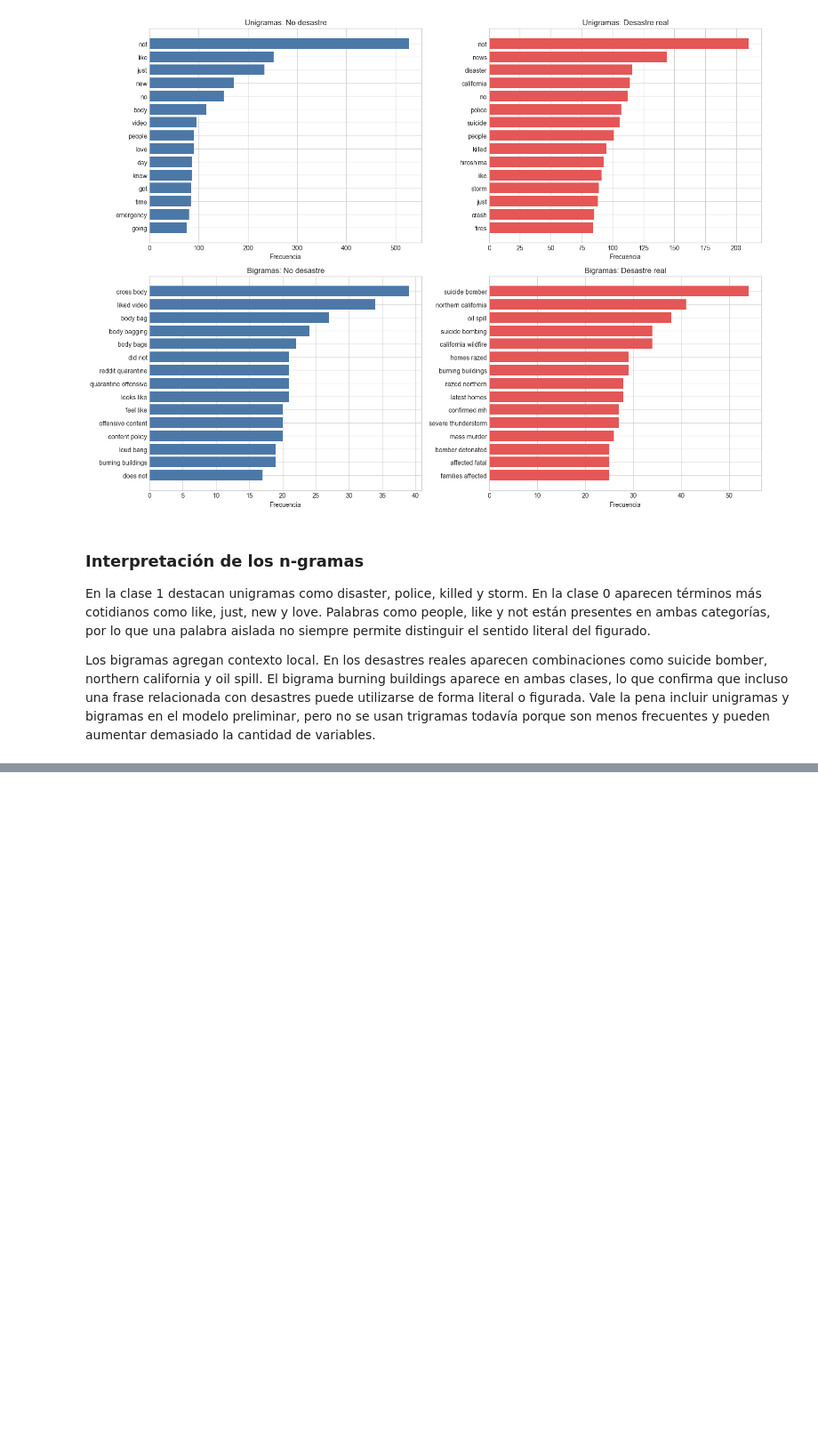
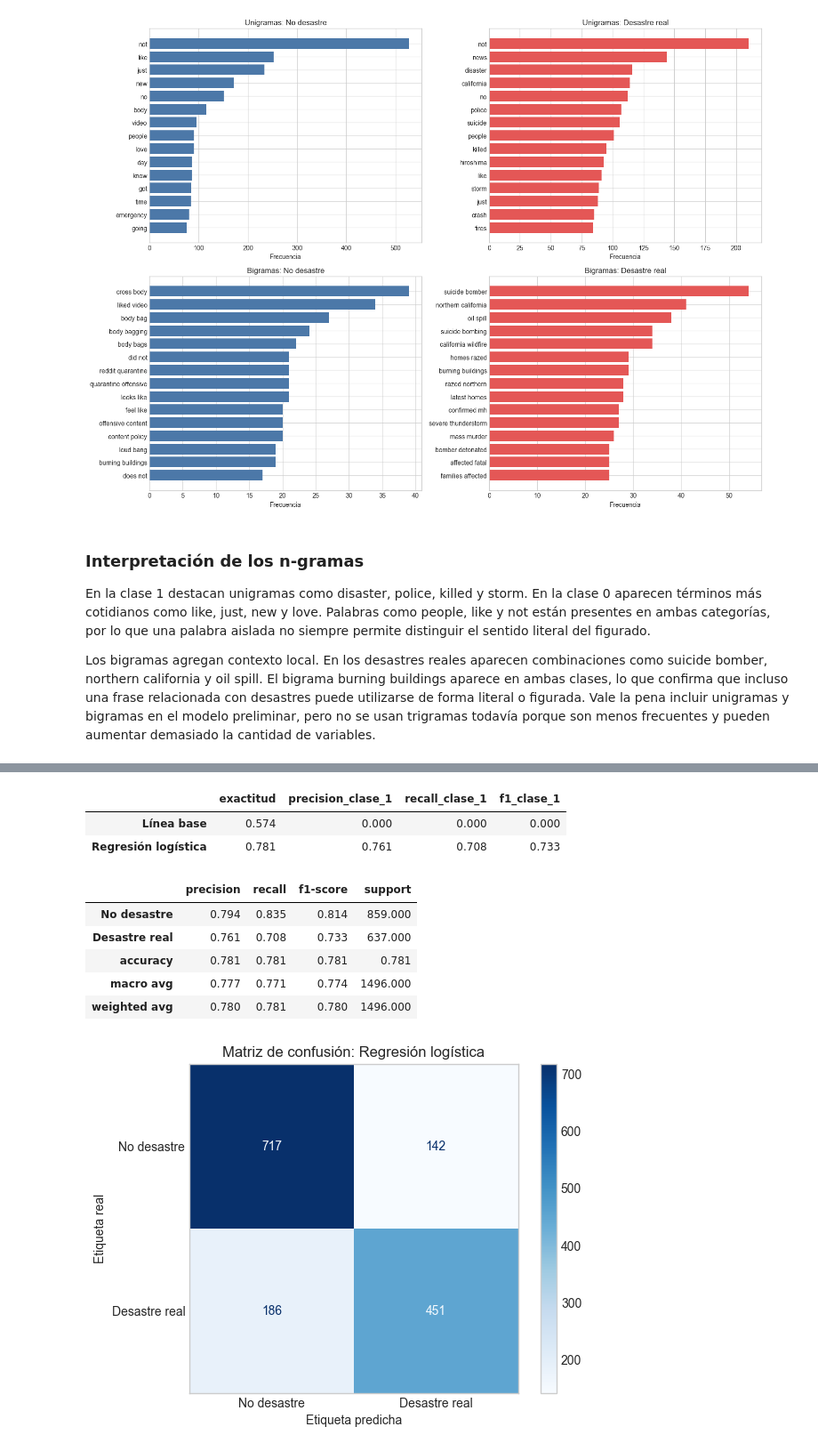
Before and after one commit to Ninaswiftie09/Data_Science, a Jupyter notebook: notebooks/laboratorio_5.ipynb, the cells around one changed output, grey strips where cells are left out. Shown at 89% size. Saved outputs shown, nothing was run; the diff lists cells and outputs as text; code cells hidden in the pictures; blank space fills up the shorter version.

Commit message:
feat: compare classifiers and add prediction function

```diff
--- a/notebooks/laboratorio_5.ipynb
+++ b/notebooks/laboratorio_5.ipynb
@@ -471,0 +488,57 @@ La línea base obtiene una exactitud de 0.574 y no detecta ningún desastre real
+# %%
+def obtener_metricas(y_real, y_predicho):
+    return {
+        "exactitud": accuracy_score(y_real, y_predicho),
+        "precision_clase_1": precision_score(y_real, y_predicho, zero_division=0),
+        "recall_clase_1": recall_score(y_real, y_predicho, zero_division=0),
+        "f1_clase_1": f1_score(y_real, y_predicho, zero_division=0),
+    }
+
+mejor_modelo = clone(modelos[nombre_mejor_modelo])
+mejor_modelo.fit(X_entrenamiento, y_entrenamiento)
+prediccion_mejor_modelo = mejor_modelo.predict(X_prueba)
+
+modelo_base = DummyClassifier(strategy="most_frequent")
+modelo_base.fit(np.zeros((len(y_entrenamiento), 1)), y_entrenamiento)
+prediccion_base = modelo_base.predict(np.zeros((len(y_prueba), 1)))
+
+metricas_prueba = pd.DataFrame({
+    "Línea base": obtener_metricas(y_prueba, prediccion_base),
+    nombre_mejor_modelo: obtener_metricas(y_prueba, prediccion_mejor_modelo),
+}).T
+
+reporte_clases = pd.DataFrame(
+    classification_report(
+        y_prueba,
+        prediccion_mejor_modelo,
+        target_names=["No desastre", "Desastre real"],
+        output_dict=True,
+        zero_division=0,
+    )
+).T
+
+display(metricas_prueba.style.format("{:.3f}"))
+display(reporte_clases.style.format("{:.3f}"))
+
+ConfusionMatrixDisplay.from_predictions(
+    y_prueba,
+    prediccion_mejor_modelo,
+    display_labels=["No desastre", "Desastre real"],
+    cmap="Blues",
+)
+plt.title(f"Matriz de confusión: {nombre_mejor_modelo}")
+plt.xlabel("Etiqueta predicha")
+plt.ylabel("Etiqueta real")
+plt.grid(False)
+plt.show()
+# %% [output]
+|  | exactitud | precision_clase_1 | recall_clase_1 | f1_clase_1 |
+| Línea base | 0.574 | 0.000 | 0.000 | 0.000 |
+| Regresión logística | 0.781 | 0.761 | 0.708 | 0.733 |
+|  | precision | recall | f1-score | support |
+| No desastre | 0.794 | 0.835 | 0.814 | 859.000 |
+| Desastre real | 0.761 | 0.708 | 0.733 | 637.000 |
+| accuracy | 0.781 | 0.781 | 0.781 | 0.781 |
+| macro avg | 0.777 | 0.771 | 0.774 | 1496.000 |
+| weighted avg | 0.780 | 0.781 | 0.780 | 1496.000 |
+[figure, added]
```
Also changed, not shown: parts of 14 cells of this notebook.
